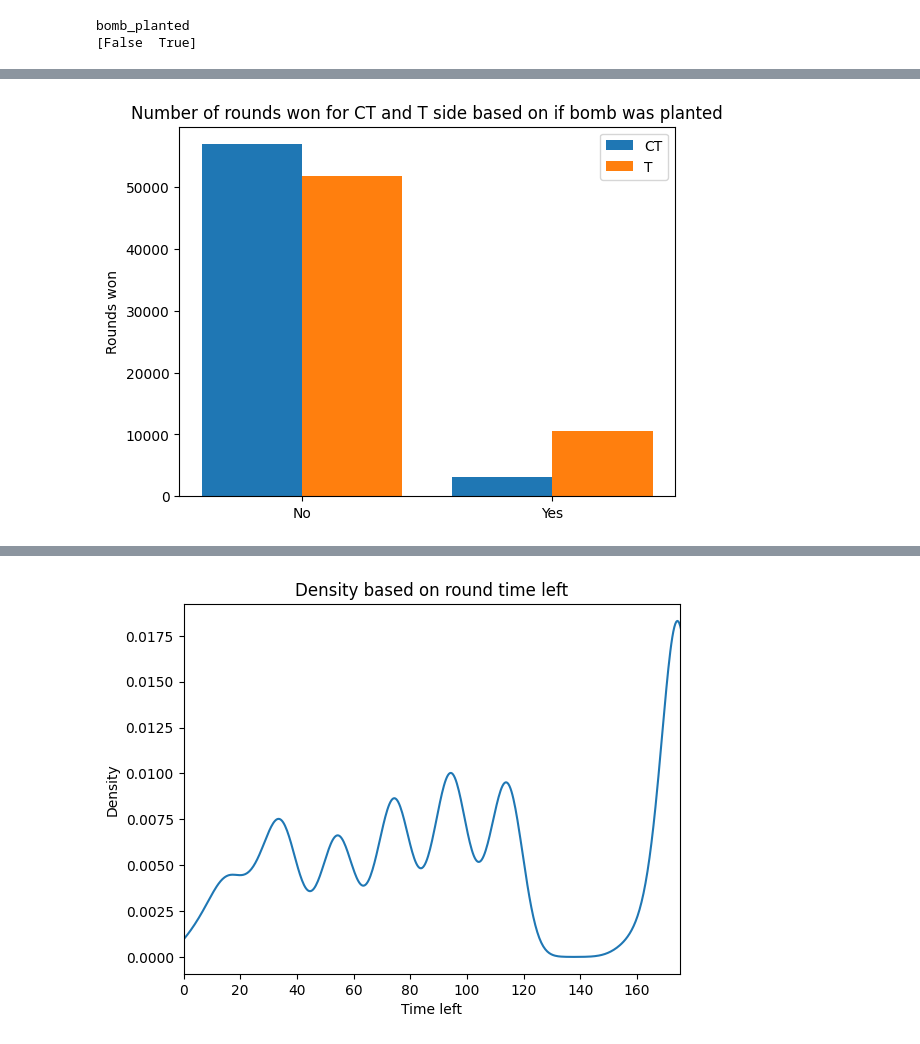
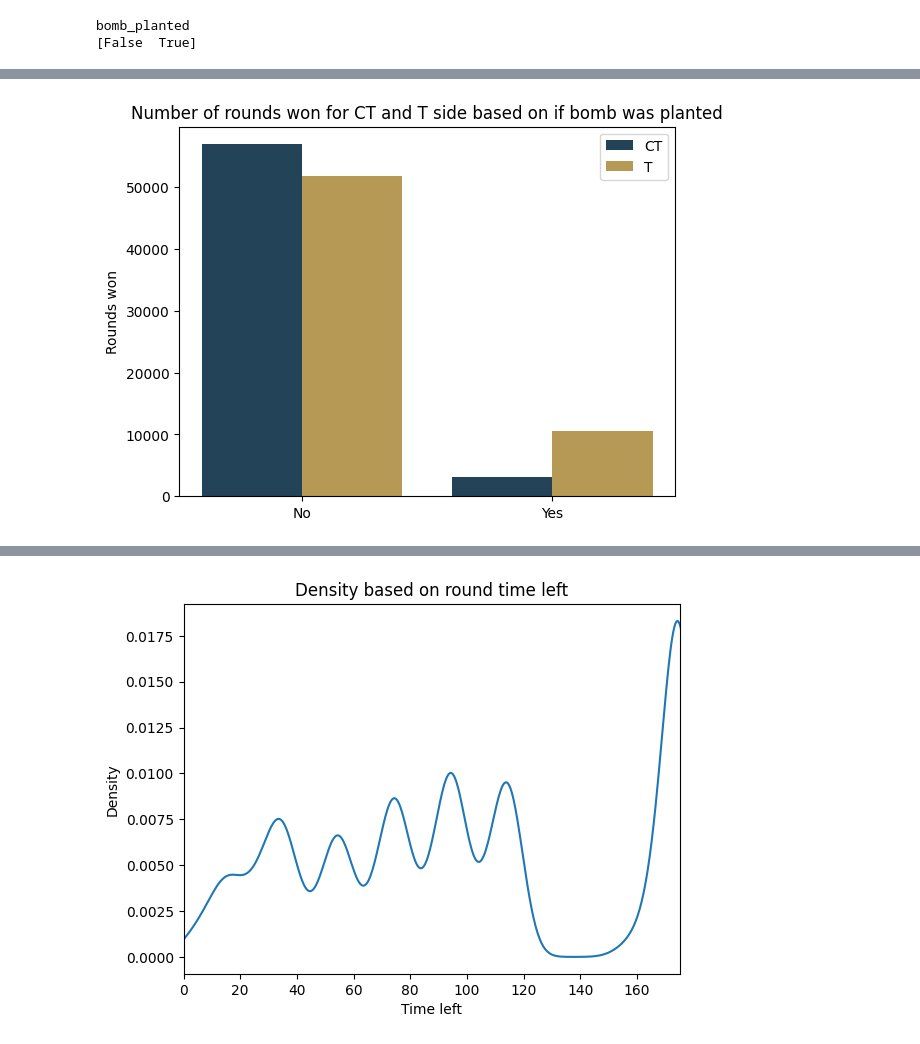
Before and after one commit to MATF-istrazivanje-podataka-1/2023_Data_Mining_Go_winner_Dataset, a Jupyter notebook: data_analysis.ipynb, the cells around one changed output, grey strips where cells are left out. Drawn from its saved outputs; the diff is of its cells as text; code cells hidden in the pictures.

```diff
--- a/data_analysis.ipynb
+++ b/data_analysis.ipynb
@@ -90,5 +112,7 @@ print(ct_rounds_won, t_rounds_won)
 # %%
-plt.bar(['CT', 'T'], [ct_rounds_won, t_rounds_won])
+side_colors = ['#234359', '#b59955']
+
+plt.bar(['CT', 'T'], [ct_rounds_won, t_rounds_won], color=side_colors)
 plt.title('Number of rounds won for each side')
 plt.ylabel('Rounds won')
 plt.plot()
@@ -169,18 +193,18 @@ plt.show()
 # %%
 bomb_planted_wins = data.groupby(['bomb_planted', 'round_winner']).size().unstack()
 
 ct_wins = bomb_planted_wins[0]
 t_wins = bomb_planted_wins[1]
 
 i = np.arange(2)
 
-plt.bar(i, ct_wins, width=bar_width, label='CT')
-plt.bar(i + bar_width, t_wins, width=bar_width, label='T')
+plt.bar(i, ct_wins, width=bar_width, label='CT', color=side_colors[0])
+plt.bar(i + bar_width, t_wins, width=bar_width, label='T', color=side_colors[1])
 
 plt.ylabel('Rounds won')
 plt.title('Number of rounds won for CT and T side based on if bomb was planted')
 plt.xticks(i + bar_width / 2, ['No', 'Yes'])
 plt.legend()
 plt.show()
 # %% [output]
-[figure, old version]
+[figure, new version]
```
Also changed, not shown: parts of 27 cells of this notebook.
